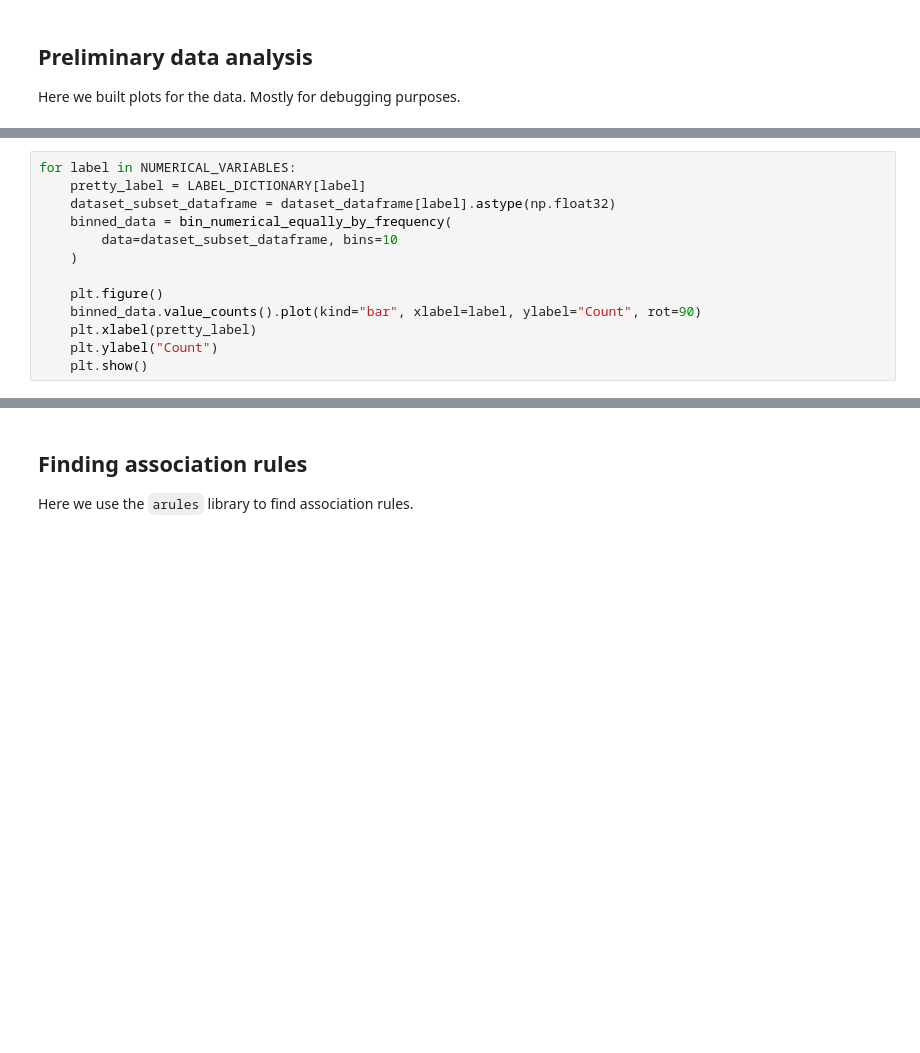
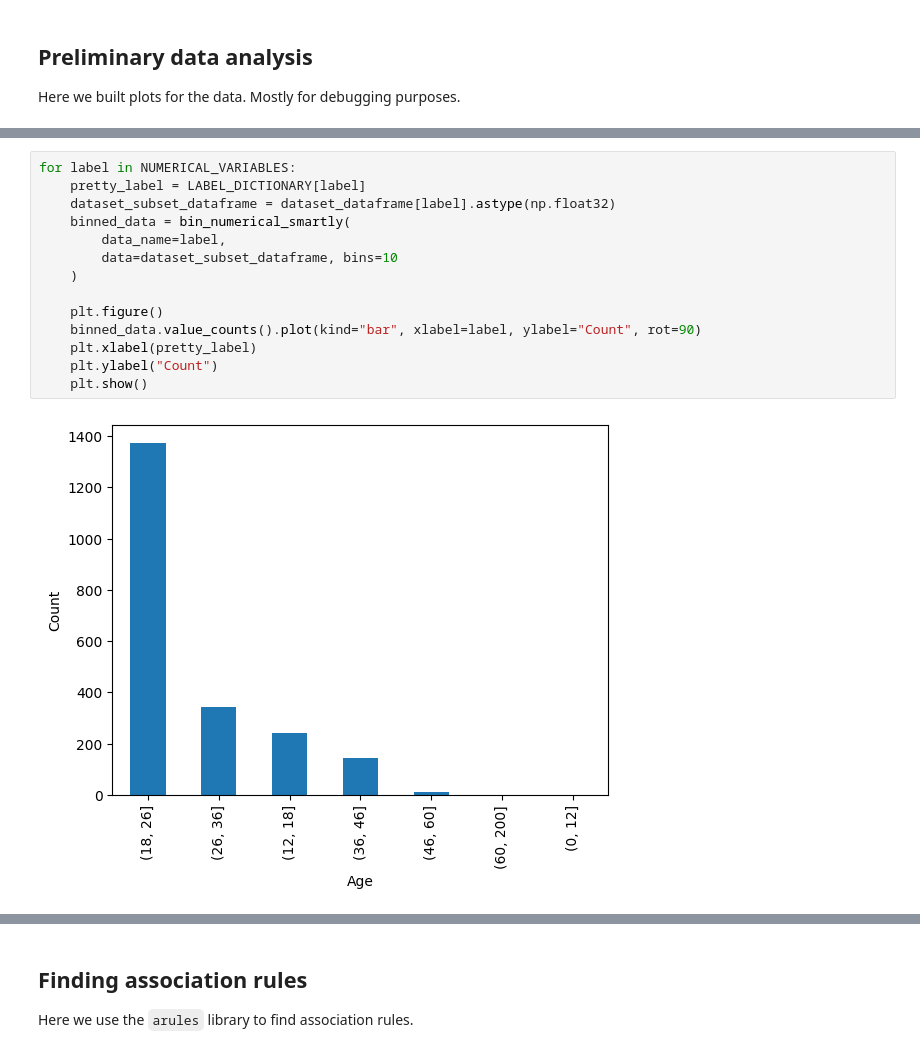
Before and after one commit to MihaiBojescu/data-mining-homeworks, a Jupyter notebook: Homework 2/homework2.ipynb, the cells around one changed output, grey strips where cells are left out. Saved outputs shown, nothing was run; the diff lists cells and outputs as text; blank space fills up the shorter version.

```diff
--- a/Homework 2/homework2.ipynb
+++ b/Homework 2/homework2.ipynb
@@ -302,13 +369,16 @@ for label in CATEGORICAL_VARIABLES_NO_LABEL:
 # %%
 for label in NUMERICAL_VARIABLES:
     pretty_label = LABEL_DICTIONARY[label]
     dataset_subset_dataframe = dataset_dataframe[label].astype(np.float32)
-    binned_data = bin_numerical_equally_by_frequency(
+    binned_data = bin_numerical_smartly(
+        data_name=label,
         data=dataset_subset_dataframe, bins=10
     )
 
     plt.figure()
     binned_data.value_counts().plot(kind="bar", xlabel=label, ylabel="Count", rot=90)
     plt.xlabel(pretty_label)
     plt.ylabel("Count")
     plt.show()
+# %% [output]
+[figure, added]
```
Also changed, not shown: parts of 43 cells of this notebook.
